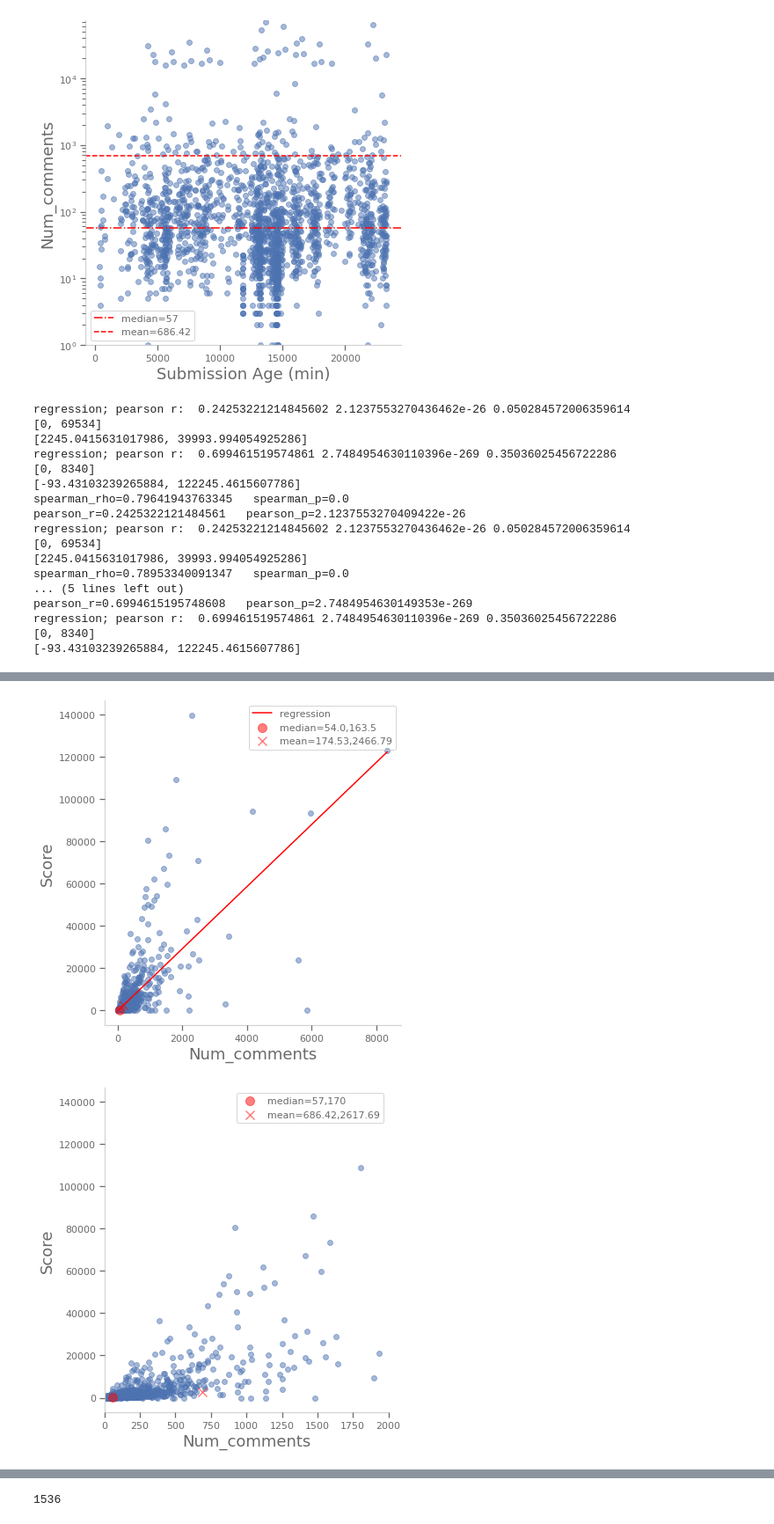
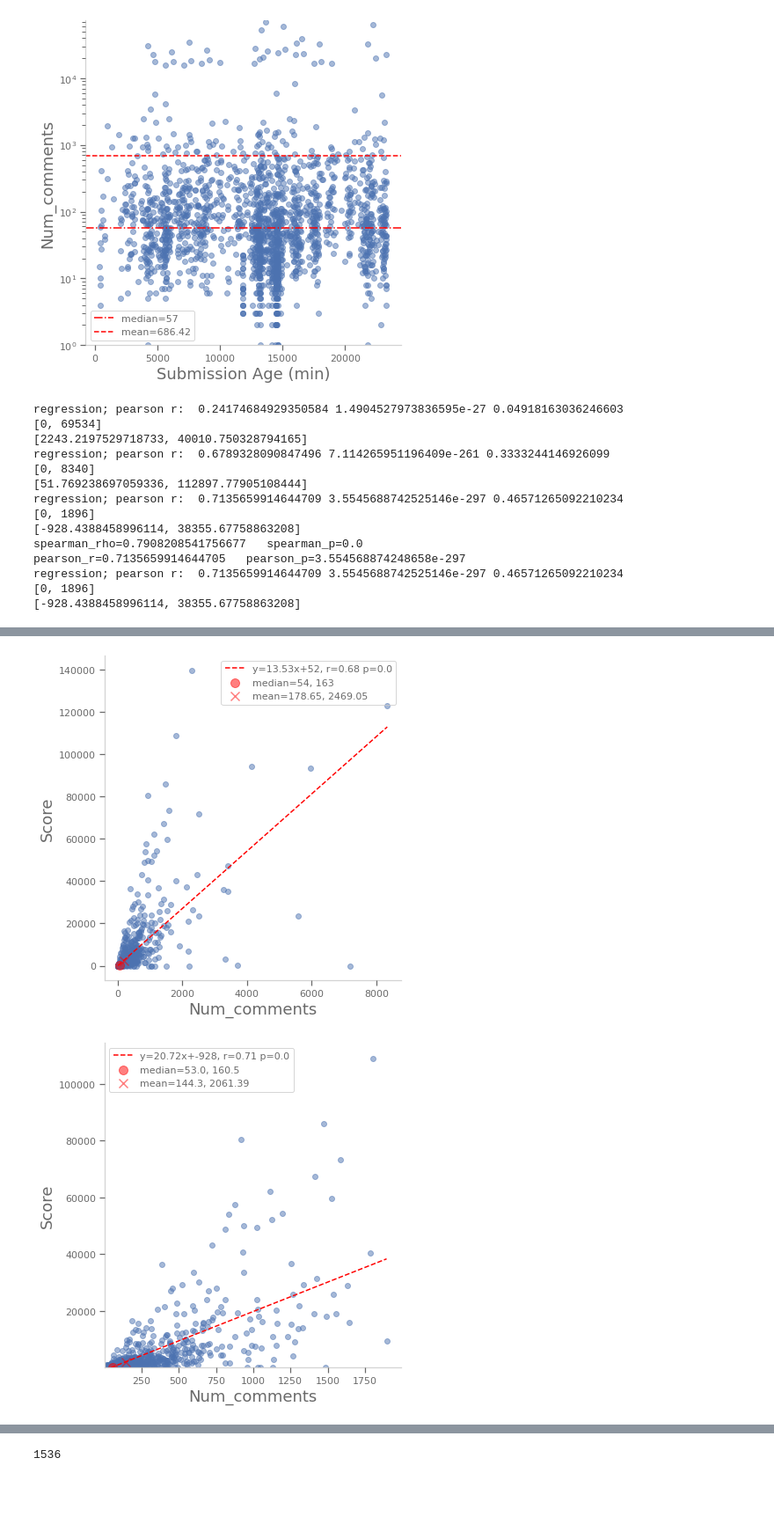
Before and after one commit to AndrewSamaha/WSBAnalysis, a Jupyter notebook: readme-testing.ipynb, the cells around one changed output, grey strips where cells are left out. Shown at 88% size. Cells and saved outputs as stored; diff of their text form; code cells hidden in the pictures; blank space fills up the shorter version.

Commit message:
added regression

```diff
--- a/readme-testing.ipynb
+++ b/readme-testing.ipynb
@@ -644,7 +644,7 @@ def fig_field_by_field(fielda='score',fieldb='score',fielda_max=None,logx=False,
     fig, ax = plt.subplots(1,1, figsize=(6,6))
     ax.scatter(fielda_data, fieldb_data, alpha=.5)
     if regression:
-        ax.plot([min(fielda_data),max(fielda_data)], [lr_m * min(fielda_data) + lr_b,lr_m * max(fielda_data) + lr_b],label='regression',c='red')
+        ax.plot([min(fielda_data),max(fielda_data)], [lr_m * min(fielda_data) + lr_b,lr_m * max(fielda_data) + lr_b],label=f'y={round(lr_m,2)}x+{round(lr_b)}, r={round(lr_r,2)} p={round(lr_p,4)}',c='red',linestyle='--')
         print([min(fielda_data),max(fielda_data)])
         print([lr_m * min(fielda_data) + lr_b,lr_m * max(fielda_data) + lr_b])
     ax.set_xlabel(fielda.capitalize())
@@ -655,14 +655,14 @@ def fig_field_by_field(fielda='score',fieldb='score',fielda_max=None,logx=False,
         from statistics import median
         xmedian = median(fielda_data)
         ymedian = median(fieldb_data)
-        ax.scatter([xmedian],[ymedian],c='red',marker='o',s=100,label=f'median={round(xmedian,2)},{round(ymedian,2)}',alpha=.5)
+        ax.scatter([xmedian],[ymedian],c='red',marker='o',s=100,label=f'median={round(xmedian,2)}, {round(ymedian,2)}',alpha=.5)
 
     if mean:
         mean='mean'
         from statistics import mean
         xmean = mean(fielda_data)
         ymean = mean(fieldb_data)
-        ax.scatter([xmean],[ymean],c='red',marker='x',s=100,label=f'mean={round(xmean,2)},{round(ymean,2)}',alpha=.5)
+        ax.scatter([xmean],[ymean],c='red',marker='x',s=100,label=f'mean={round(xmean,2)}, {round(ymean,2)}',alpha=.5)
 
     if ymin!=None:
         plt.gca().set_ylim(bottom=ymin)
@@ -696,25 +696,20 @@ def fig_field_by_field(fielda='score',fieldb='score',fielda_max=None,logx=False,
 
 fig_field_by_field('num_comments','score',mean=True,median=True,regression=True)
 fig_field_by_field('num_comments','score',fielda_max=10_000,mean=True,median=True,regression=True)
-fig_field_by_field('num_comments','score',xmax=2_000,xmin=0,mean=True,median=True)
-fig_field_by_field('num_comments','score',xmax=2_000,xmin=1,ymin=1,logx=True,logy=True,mean=True,median=True,spearman=True,pearson=True, regression=True)
-fig_field_by_field('num_comments','score',fielda_max=10_000,xmax=2_000,xmin=1,ymin=1,logx=True,logy=True,mean=True,median=True,spearman=True,pearson=True, regression=True)
-fig_field_by_field('num_comments','score',fielda_max=10_000,logx=True,logy=True,xmin=1,ymin=1,mean=True,median=True,spearman=True,pearson=True,regression=True)
+fig_field_by_field('num_comments','score',fielda_max=2_000,xmin=1,ymin=1,mean=True,median=True,regression=True)
+fig_field_by_field('num_comments','score',fielda_max=2_000,xmin=1,ymin=1,logx=True,logy=True,mean=True,median=True,spearman=True,pearson=True,regression=True)
 # %% [output]
-regression; pearson r:  0.24253221214845602 2.1237553270436462e-26 0.050284572006359614
+regression; pearson r:  0.24174684929350584 1.4904527973836595e-27 0.04918163036246603
 [0, 69534]
-[2245.0415631017986, 39993.994054925286]
-regression; pearson r:  0.699461519574861 2.7484954630110396e-269 0.35036025456722286
+[2243.2197529718733, 40010.750328794165]
+regression; pearson r:  0.6789328090847496 7.114265951196409e-261 0.3333244146926099
 [0, 8340]
-[-93.43103239265884, 122245.4615607786]
-spearman_rho=0.79641943763345   spearman_p=0.0
-pearson_r=0.2425322121484561   pearson_p=2.1237553270409422e-26
-regression; pearson r:  0.24253221214845602 2.1237553270436462e-26 0.050284572006359614
-[0, 69534]
-[2245.0415631017986, 39993.994054925286]
-spearman_rho=0.78953340091347   spearman_p=0.0
-... (5 lines left out)
-pearson_r=0.6994615195748608   pearson_p=2.7484954630149353e-269
-regression; pearson r:  0.699461519574861 2.7484954630110396e-269 0.35036025456722286
-[0, 8340]
-[-93.43103239265884, 122245.4615607786]
+[51.769238697059336, 112897.77905108444]
+regression; pearson r:  0.7135659914644709 3.5545688742525146e-297 0.46571265092210234
+[0, 1896]
+[-928.4388458996114, 38355.67758863208]
+spearman_rho=0.7908208541756677   spearman_p=0.0
+pearson_r=0.7135659914644705   pearson_p=3.554568874248658e-297
+regression; pearson r:  0.7135659914644709 3.5545688742525146e-297 0.46571265092210234
+[0, 1896]
+[-928.4388458996114, 38355.67758863208]
@@ -722,2 +717,2 @@ regression; pearson r:  0.699461519574861 2.7484954630110396e-269 0.350360254567
-[figure, old version]
+[figure, new version]
-[figure, old version]
+[figure, new version]
```
Also changed, not shown: parts of 1 cell of this notebook, 13 other files.
